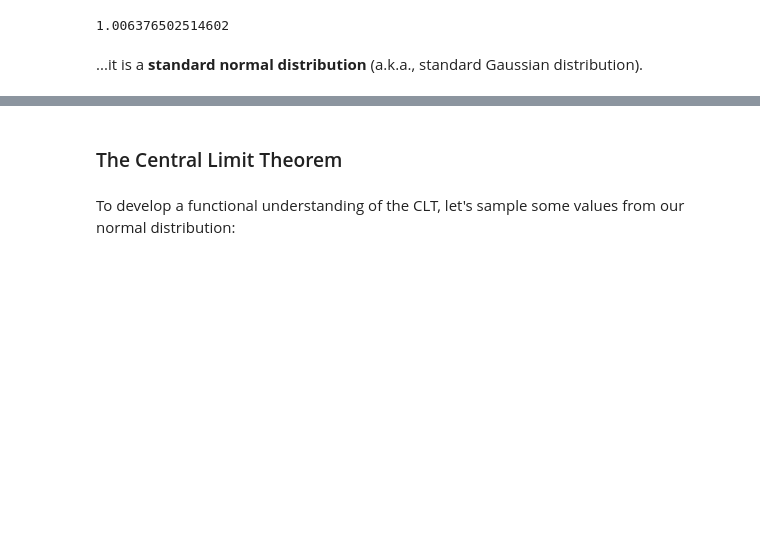
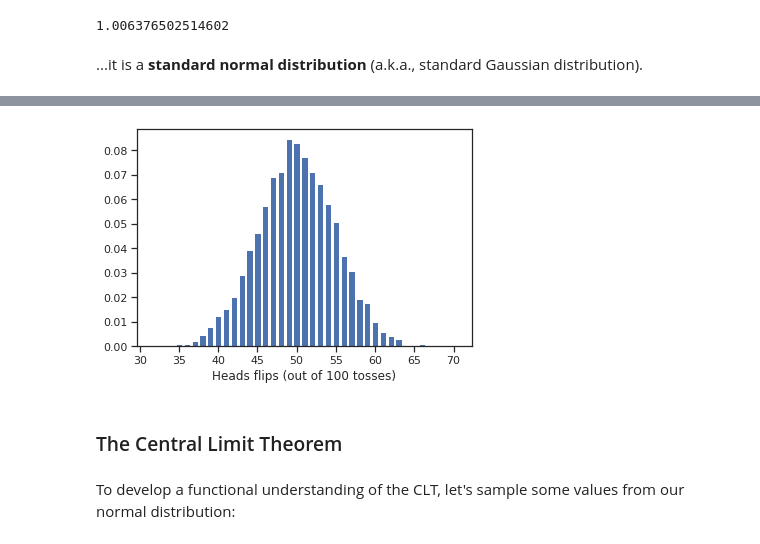
Before and after one commit to jonkrohn/ML-foundations, a Jupyter notebook: notebooks/5-probability.ipynb, the cells around one changed output, grey strips where cells are left out. Cells and saved outputs as stored; diff of their text form; code cells hidden in the pictures; blank space fills up the shorter version.

```diff
--- a/notebooks/5-probability.ipynb
+++ b/notebooks/5-probability.ipynb
@@ -788,3 +798,13 @@ Normal distributions are by far the most common distribution in statistics and m
+# %%
+n_experiments = 10000
+heads_count = [np.random.binomial(100, 0.5) for i in range (n_experiments)]
+heads, event_count = np.unique(heads_count, return_counts=True)
+event_proba = event_count/n_experiments
+# %%
+plt.bar(heads, event_proba)
+_ = plt.xlabel('Heads flips (out of 100 tosses)')
+# %% [output]
+[figure, added]
 # %% [markdown]
 ### The Central Limit Theorem
 # %% [markdown]
```
Also changed, not shown: parts of 21 cells of this notebook.
